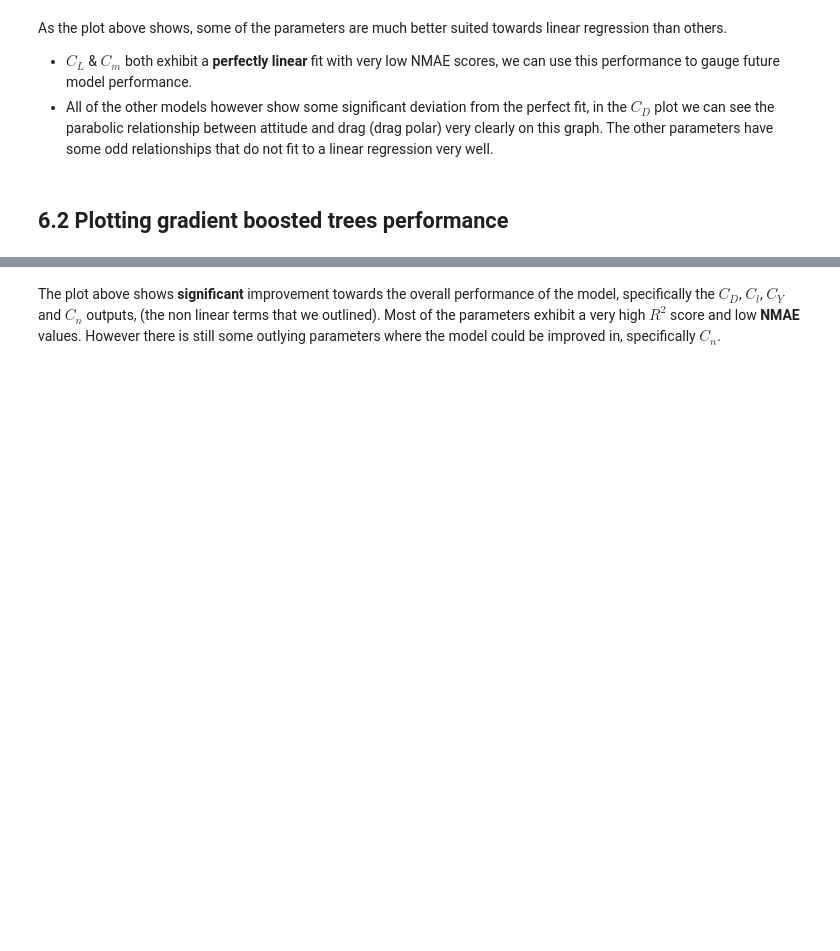
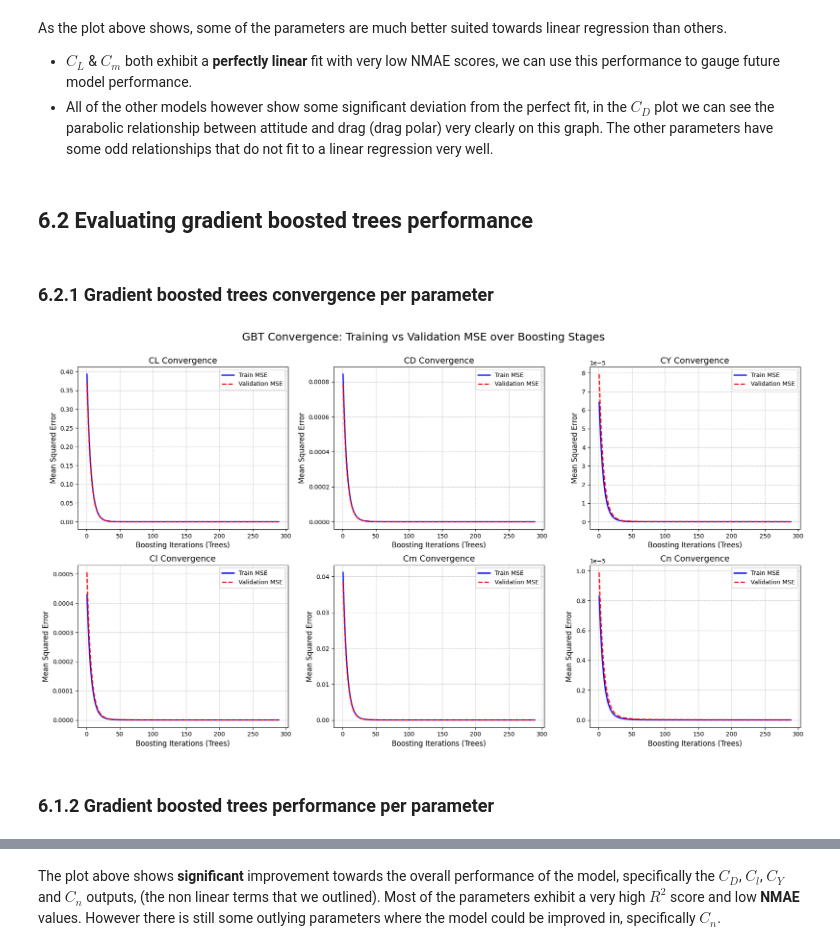
Before and after one commit to jadendew/E178-Project, a Jupyter notebook: E178ProjMain.ipynb, the cells around one changed output, grey strips where cells are left out. Cells and saved outputs as stored; diff of their text form; code cells hidden in the pictures; blank space fills up the shorter version.

```diff
--- a/E178ProjMain.ipynb
+++ b/E178ProjMain.ipynb
@@ -652,7 +657,60 @@ As the plot above shows, some of the parameters are much better suited towards l
 + $C_L$ & $C_m$ both exhibit a **perfectly linear** fit with very low NMAE scores, we can use this performance to gauge future model performance.
 + All of the other models however show some significant deviation from the perfect fit, in the $C_D$ plot we can see the parabolic relationship between attitude and drag (drag polar) very clearly on this graph. The other parameters have some odd relationships that do not fit to a linear regression very well.
 # %% [markdown]
-## 6.2 Plotting gradient boosted trees performance
+## 6.2 Evaluating gradient boosted trees performance
+# %% [markdown]
+### 6.2.1 Gradient boosted trees convergence per parameter
+# %%
+# convert to numpy arrays so we can slice them easily
+yTrain_array = np.array(yTrain)
+yValidate_array = np.array(yValidate)
+
+parameters = ["CL", "CD", "CY", "Cl", "Cm", "Cn"]
+
+# extract the GBT models
+estimators = bestGbtModel.estimators_
+
+# plot grid
+fig, axes = plt.subplots(2, 3, figsize=(18, 10))
+fig.suptitle('GBT Convergence: Training vs Validation MSE over Boosting Stages', fontsize=18)
+
+axes = axes.flatten()
+
+# loop through each parameter and its corresponding trained model
+for i, (param, estimator) in enumerate(zip(parameters, estimators)):
+    ax = axes[i]
+
+    # extract the actual values for this specific coefficient
+    yTrain_single = yTrain_array[:, i]
+    yVal_single = yValidate_array[:, i]
+
+    # .staged_predict() returns an iterator yielding predictions at each stage (tree)
+    train_errors = [mean_squared_error(yTrain_single, y_pred)
+                    for y_pred in estimator.staged_predict(xTrainScaled)]
+
+    val_errors = [mean_squared_error(yVal_single, y_pred)
+                  for y_pred in estimator.staged_predict(xValidateScaled)]
+
+    # x axis is the number of trees
+    stages = np.arange(1, len(train_errors) + 1)
+
+    # plot curves
+    ax.plot(stages, train_errors, label='Train MSE', color='blue', linewidth=2)
+    ax.plot(stages, val_errors, label='Validation MSE', color='red', linestyle='--', linewidth=2)
+
+    ax.set_title(f"{param} Convergence", fontsize=14)
+    ax.set_xlabel('Boosting Iterations (Trees)', fontsize=12)
+    ax.set_ylabel('Mean Squared Error', fontsize=12)
+    ax.legend()
+    ax.grid(True, linestyle='--', alpha=0.7)
+
+plt.tight_layout()
+plt.subplots_adjust(top=0.9)
+plt.show()
+# %% [output]
+[figure, added]
+# %% [markdown]
+### 6.1.2 Gradient boosted trees performance per parameter
 # %%
 bestGbtModel = randomSearch.best_estimator_
 
```
Also changed, not shown: parts of 17 cells of this notebook, 35 other files.
